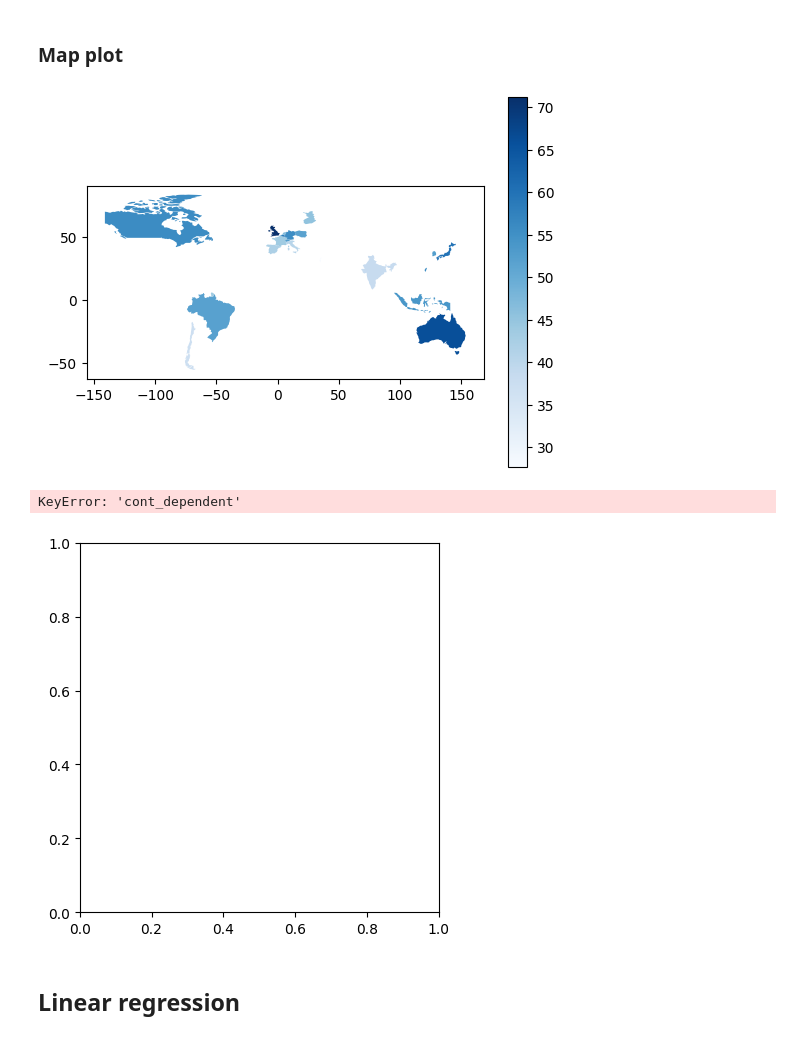
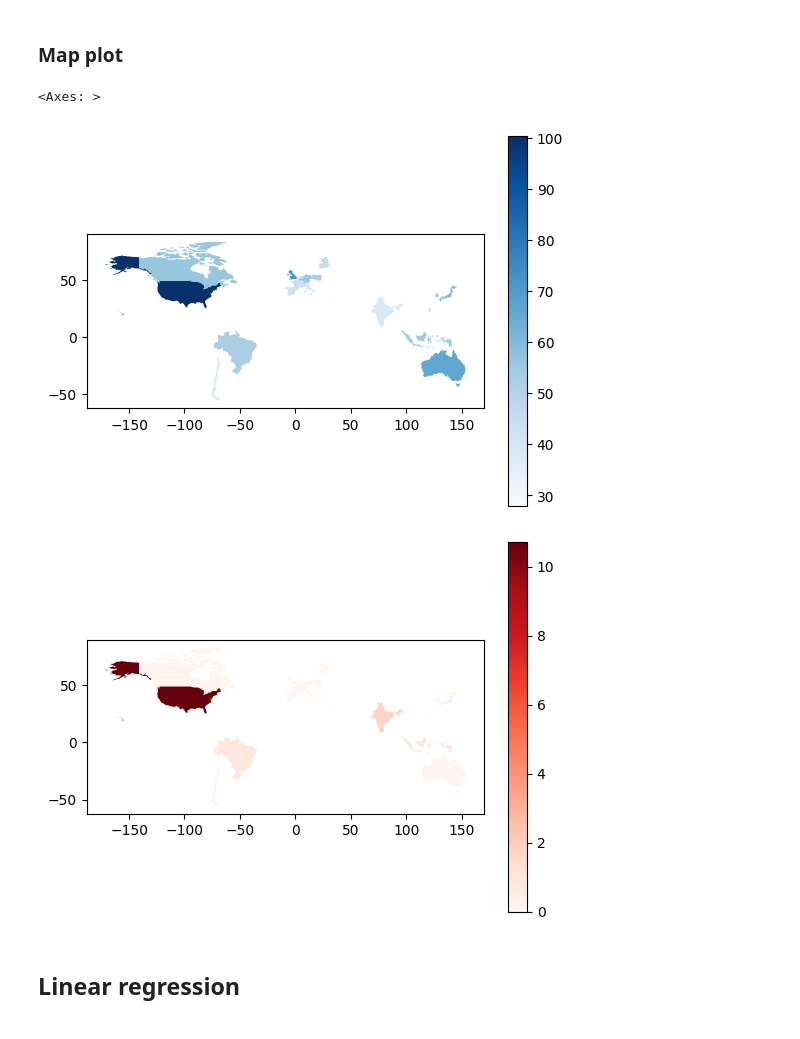
Before and after one commit to cetceeve/StormCloud, a Jupyter notebook: notebooks/linear_regr.ipynb, the cells around one changed output. Drawn from its saved outputs; the diff is of its cells as text; code cells hidden in the pictures.

Commit message:
added map visualisation about outages and weather events

```diff
--- a/notebooks/linear_regr.ipynb
+++ b/notebooks/linear_regr.ipynb
@@ -20,7 +20,7 @@ Index(['Unnamed: 0', 'Unnamed: 0_x', 'date', 'country', 'id', 'start', 'end',
 Remove rows that are not interesting to us
 # %%
 # remove USA because it is to big
-df = df.drop(df[df["country"] == "USA"].index)
+# df = df.drop(df[df["country"] == "USA"].index)
 # remove lines without infromation
 # old_size = df.size
 # df = df.dropna(subset=["id", "Disaster Type"], how="all")
@@ -175,26 +175,29 @@ plt.plot()
 # %%
 import geopandas as gpd
 
-world: pd.DataFrame = gpd.read_file(gpd.datasets.get_path('naturalearth_lowres'))
+df_world: pd.DataFrame = gpd.read_file(gpd.datasets.get_path('naturalearth_lowres'))
+df_world["name"].replace(to_replace={"United States of America": "USA"}, inplace=True)
+
 outages_by_country = df[["country", "cont_dependent"]].groupby(by=["country"]).sum()
-merged_df = world.merge(outages_by_country, left_on="name", right_on="country")
+merged_df = df_world.merge(outages_by_country, left_on="name", right_on="country")
 
 merged_df.plot(column="cont_dependent", cmap="Blues", legend=True)
-plt.show()
 # %% [output]
+<Axes: >
-[figure, old version]
+[figure, new version]
 # %%
 import geopandas as gpd
 
-world: pd.DataFrame = gpd.read_file(gpd.datasets.get_path('naturalearth_lowres'))
+df_world: pd.DataFrame = gpd.read_file(gpd.datasets.get_path('naturalearth_lowres'))
+df_world["name"].replace(to_replace={"United States of America": "USA"}, inplace=True)
+
 outages_by_country = df[["country", "cont_independent"]].groupby(by=["country"]).sum()
-merged_df = world.merge(outages_by_country, left_on="name", right_on="country")
+merged_df = df_world.merge(outages_by_country, left_on="name", right_on="country")
 
 merged_df.plot(column="cont_independent", cmap="Reds", legend=True)
 plt.show()
 # %% [output]
-KeyError: 'cont_dependent'
-[figure, old version]
+[figure, new version]
 # %% [markdown]
 ## Linear regression
 # %%
```
Also changed, not shown: parts of 6 cells of this notebook.
